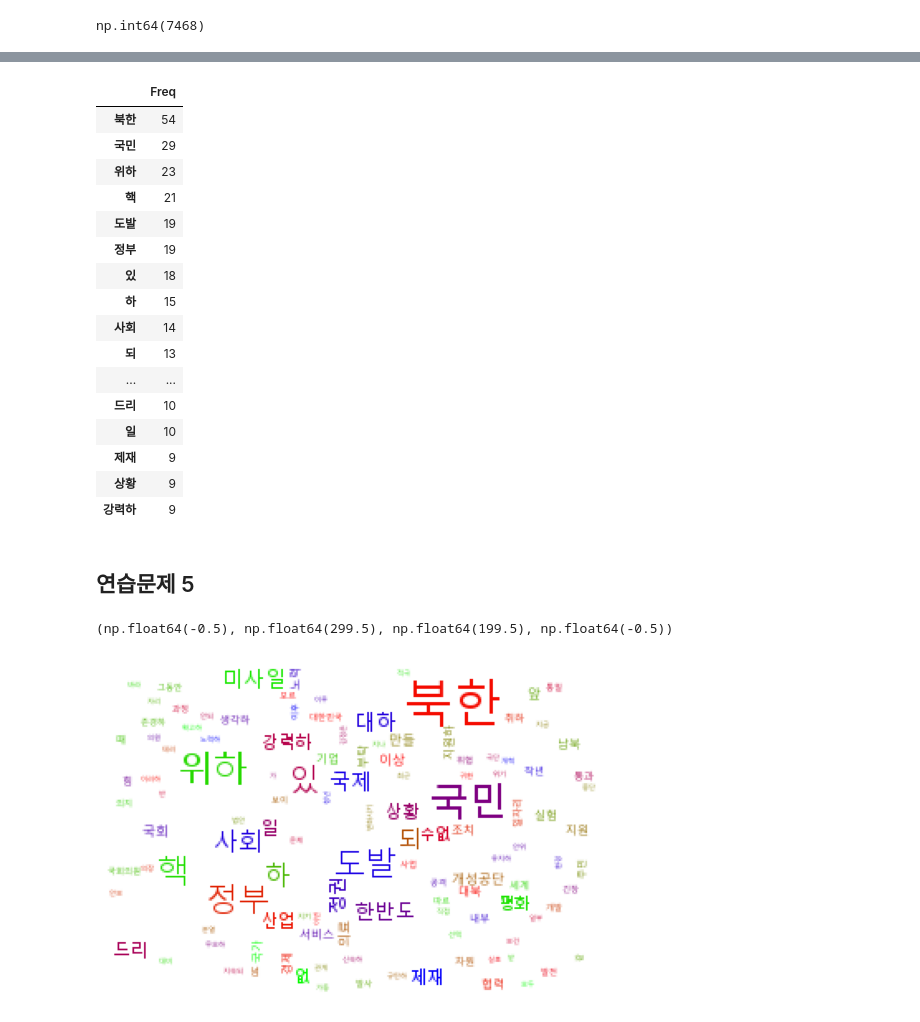
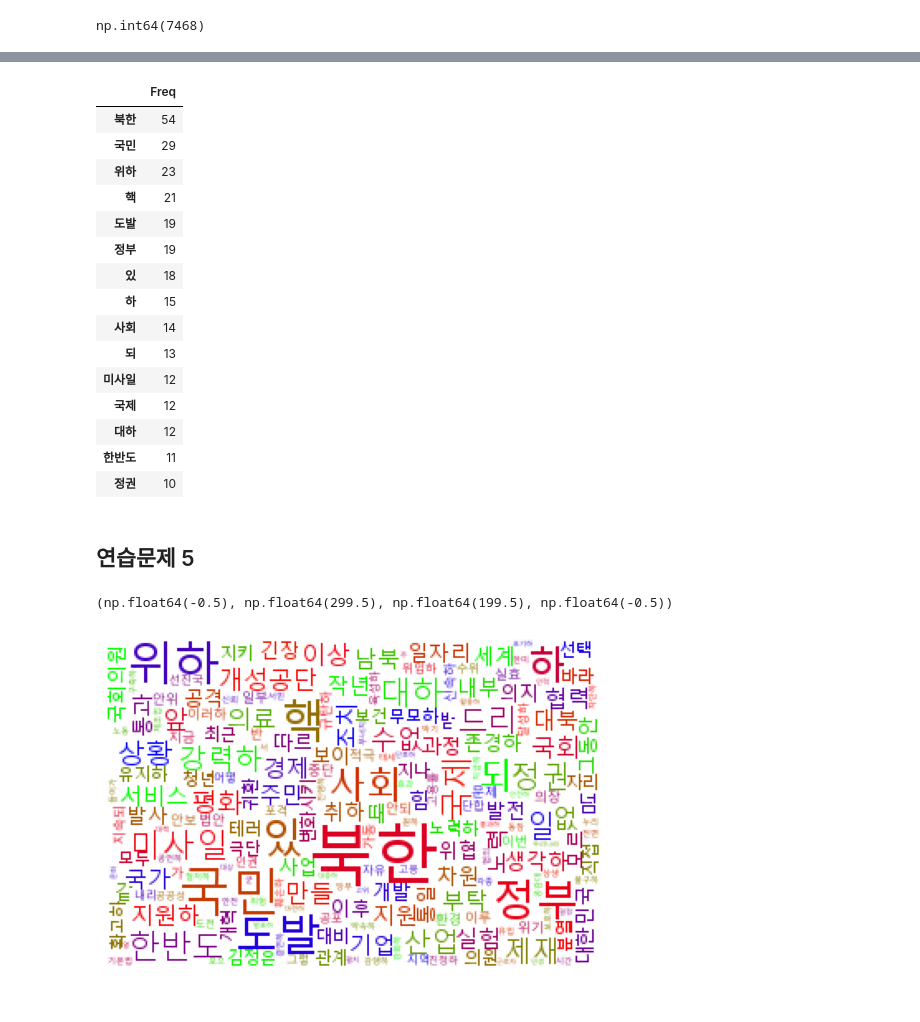
Before and after one commit to yunjichoi37/corpus-linguistics, a Jupyter notebook: 실습/07_텍스트데이터와빈도_III.ipynb, the cells around one changed output, grey strips where cells are left out. Cells and saved outputs as stored; diff of their text form; code cells hidden in the pictures.

```diff
--- a/실습/07_텍스트데이터와빈도_III.ipynb
+++ b/실습/07_텍스트데이터와빈도_III.ipynb
@@ -168,13 +199,14 @@ plt.axis('off')
 # %%
+# 내 코드
 tag_split = open('./07_data/07_PresidentialSpeech.tag', 'r', encoding='utf-8').read().split('\n')
 DF = pd.DataFrame(pd.Series(
         Counter([word for tag in ['NNP', 'NNG', 'VV', 'VA']
         for word in re.findall('(\w+?)/' + tag, ' '.join(tag_split))])))
 DF.columns = ['Freq'];
 # DF.sort_values(by=['Freq', DF.index], ascending=[False, True], inplace=True)
-# DF.sort_index(ascending=True, inplace=True)
+# DF.sort_index(ascending=False, inplace=True)
 DF.sort_values('Freq', ascending=False, inplace=True)
-DF.head(20)
+DF.head(15)
 # %% [output]
 |  | Freq |
 | 북한 | 54 |
@@ -187,11 +219,21 @@ DF.head(20)
 | 하 | 15 |
 | 사회 | 14 |
 | 되 | 13 |
-| ... | ... |
-| 드리 | 10 |
-| 일 | 10 |
-| 제재 | 9 |
-| 상황 | 9 |
-| 강력하 | 9 |
+| 미사일 | 12 |
+| 국제 | 12 |
+| 대하 | 12 |
+| 한반도 | 11 |
+| 정권 | 10 |
+# %%
+# 교수님 코드
+import re
+from collections import Counter
+import pandas as pd
+
+words = [re.sub('/.+$', '', w)
+            for w in open('./07_data/07_PresidentialSpeech.tag', encoding='utf-8').read().split()
+            if re.search('(NNG|NNP|VV|VA)$', w)]
+DF = pd.DataFrame({'Freq':Counter(words)}
+                    ).sort_values(by='Freq', ascending=False)
 # %% [markdown]
 ## 연습문제 5
@@ -206,14 +240,15 @@ DF.head(20)
 # %%
+# 내 코드
 import wordcloud
 wc = wordcloud.WordCloud(background_color='white',
-                            font_path='C:/Windows/Fonts/malgun.ttf',
-                            width=300, height=200,
-                            max_words=200, max_font_size=30,
-                            colormap='brg').generate_from_frequencies(DF.Freq)
+                        font_path='C:/Windows/Fonts/malgun.ttf',
+                        width=300, height=200,
+                        max_words=200, max_font_size=40,
+                        colormap='brg').generate_from_frequencies(DF.Freq)
 
 import matplotlib.pyplot as plt
 plt.imshow(wc)
 plt.axis('off')
 # %% [output]
 (np.float64(-0.5), np.float64(299.5), np.float64(199.5), np.float64(-0.5))
-[figure, old version]
+[figure, new version]
```
Also changed, not shown: parts of 13 cells of this notebook.
